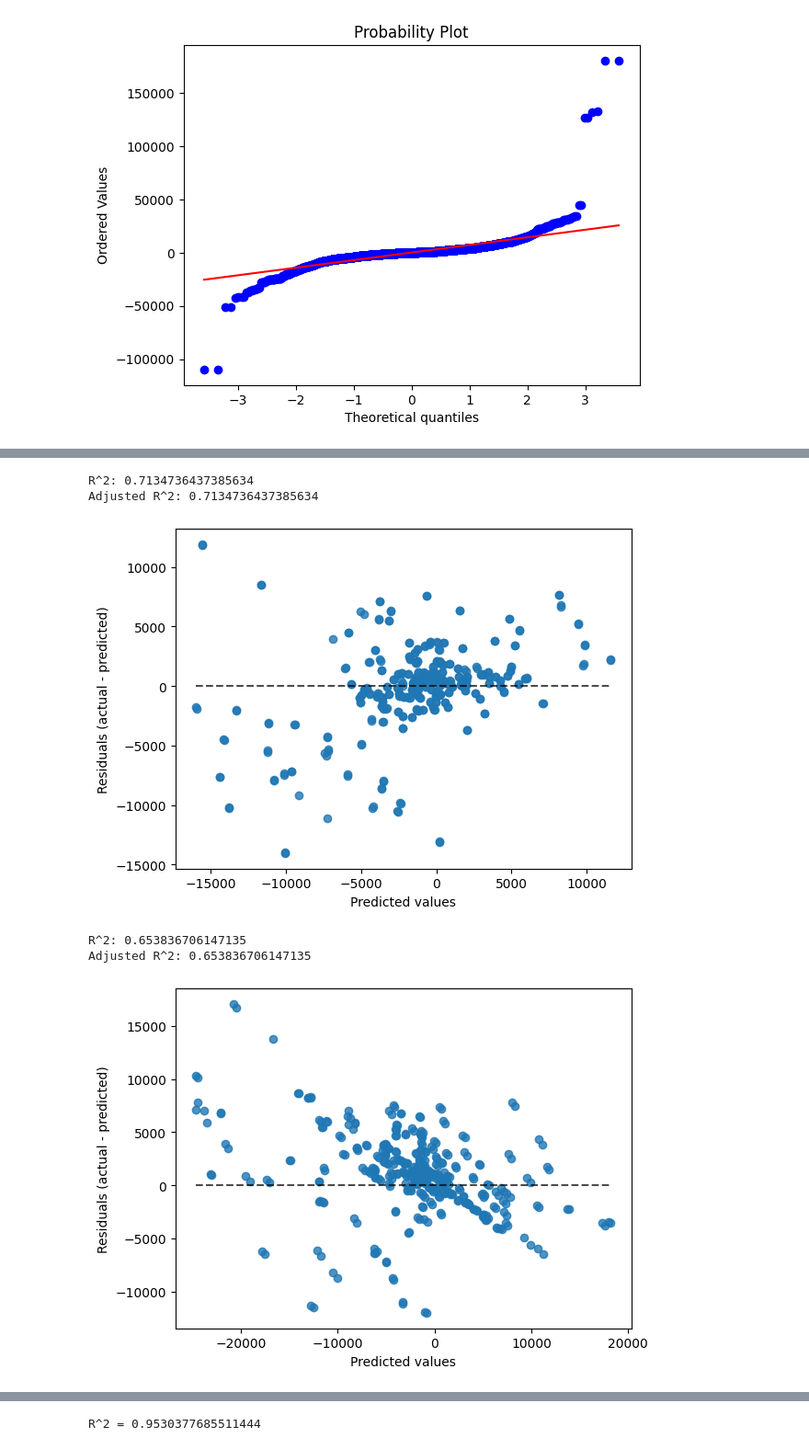
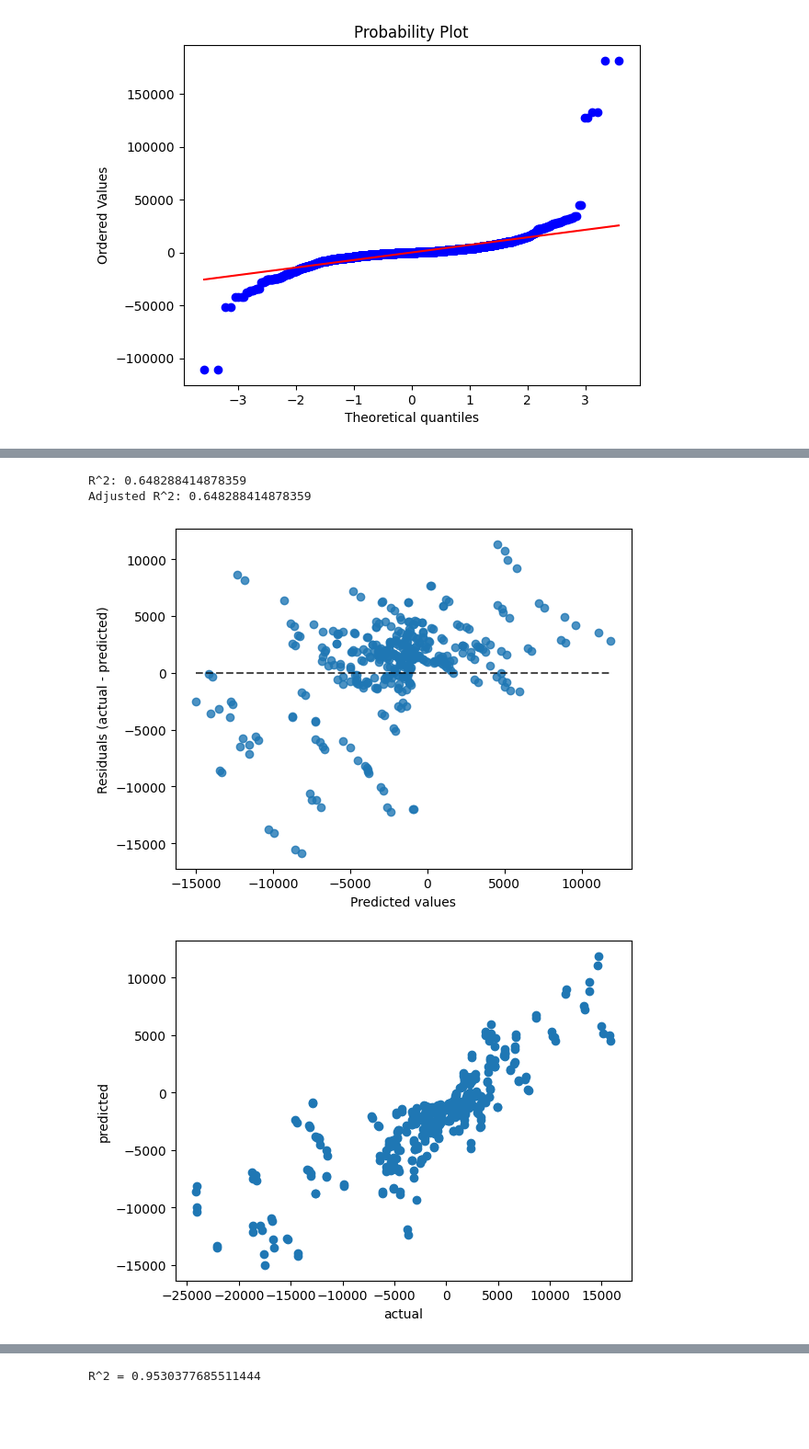
Before and after one commit to jacksonhk/UBS-data, a Jupyter notebook: swapRateModel/IRModel.ipynb, the cells around one changed output, grey strips where cells are left out. Shown at 92% size. Drawn from its saved outputs; the diff is of its cells as text; code cells hidden in the pictures; blank space fills up the shorter version.

Commit message:
Handled Shock Data, comparing zero and shock data model training performance

```diff
--- a/swapRateModel/IRModel.ipynb
+++ b/swapRateModel/IRModel.ipynb
@@ -305,3 +320,3 @@ zero
 # %%
 zero = zero.drop_duplicates(["Value Date", "Trade Name"]).reset_index(drop = True)
-zero
+zero = zero.rename(columns={"Vols Prev": "Vols Lag 1"})
@@ -329,4 +330,4 @@ swaption_features = ['Expiry Bucket', 'Expiry Date', 'Tenor Bucket', 'Vega', 'Vo
 swap_features = ['Swap Rate', 'Swap Rate (Shocked)', 'Swap Rate Lag 1 (Real)', 'Swap Rate Change']
 features = ['Swap Rate Change', # dominant features -> Swap Rate
             'CMS Tenor', 'month_pay_frequency', 'year_maturity', 'Out of Bound', 'Swap_Bound Distance',
-            'Vols Prev'] # Product features to include
+            'Vols Lag 1'] # Product features to include
@@ -369 +396,18 @@ pylab.show()
+# %%
+def test_model(model, X_test, y_test):
+    score = model.score(X_test, y_test)
+    n = len(y_test)
+    p = X_test.shape[1]
+    adjusted_r2 = 1-(1-score)*(n-1)/(n-p-1)
+    print("R^2:", score)
+    print("Adjusted R^2:", score)
+    y_pred = model.predict(X_test)
+    display = PredictionErrorDisplay(y_true=y_test, y_pred=y_pred)
+    display.plot()
+    plt.show()
+    plt.scatter(y_test, y_pred)
+    plt.xlabel("actual")
+    plt.ylabel("predicted")
+    plt.show()
+    return score
 # %%
@@ -443,13 +459,0 @@ Adjusted R^2: 0.7141843802432659
-# %%
-def test_model(model, X_test, y_test):
-    score = model.score(X_test, y_test)
-    n = len(y_test)
-    p = X_test.shape[1]
-    adjusted_r2 = 1-(1-R_sq)*(n-1)/(n-p-1)
-    print("R^2:", score)
-    print("Adjusted R^2:", score)
-    y_pred = model.predict(X_test)
-    display = PredictionErrorDisplay(y_true=y_test, y_pred=y_pred)
-    display.plot()
-    plt.show()
-    return score
@@ -474,14 +460,9 @@ Adjusted R^2: 0.5175366708934898
-# %%
-score_ExtraTrees = test_model(ExtraTreesRegressor(random_state = 42), X_train, y_train, X_test, y_test)
-# %% [output]
-R^2: 0.7134736437385634
-Adjusted R^2: 0.7134736437385634
-[figure, removed]
 # %%
-Poly = Pipeline([('poly', PolynomialFeatures(degree=3)),
-                  ('linear', LinearRegression(fit_intercept=False))])
-score_poly = test_model(Poly, X_train, y_train, X_test, y_test)
+Poly = Pipeline([('poly', PolynomialFeatures(degree=2)),
+                  ('linear', LinearRegression(fit_intercept=False))]).fit(X_train, y_train)
+score_poly = test_model(Poly, X_test, y_test)
 # %% [output]
-R^2: 0.653836706147135
-Adjusted R^2: 0.653836706147135
+R^2: 0.648288414878359
+Adjusted R^2: 0.648288414878359
-[figure, old version]
+[figure, new version]
+[figure, added]
```
Also changed, not shown: parts of 50 cells of this notebook.
